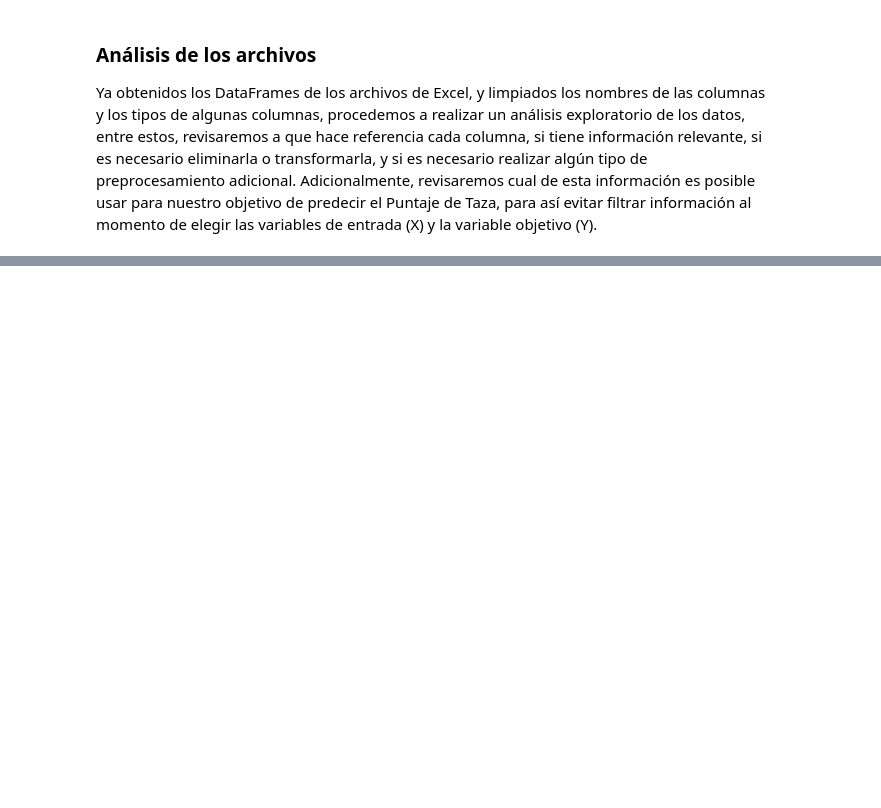
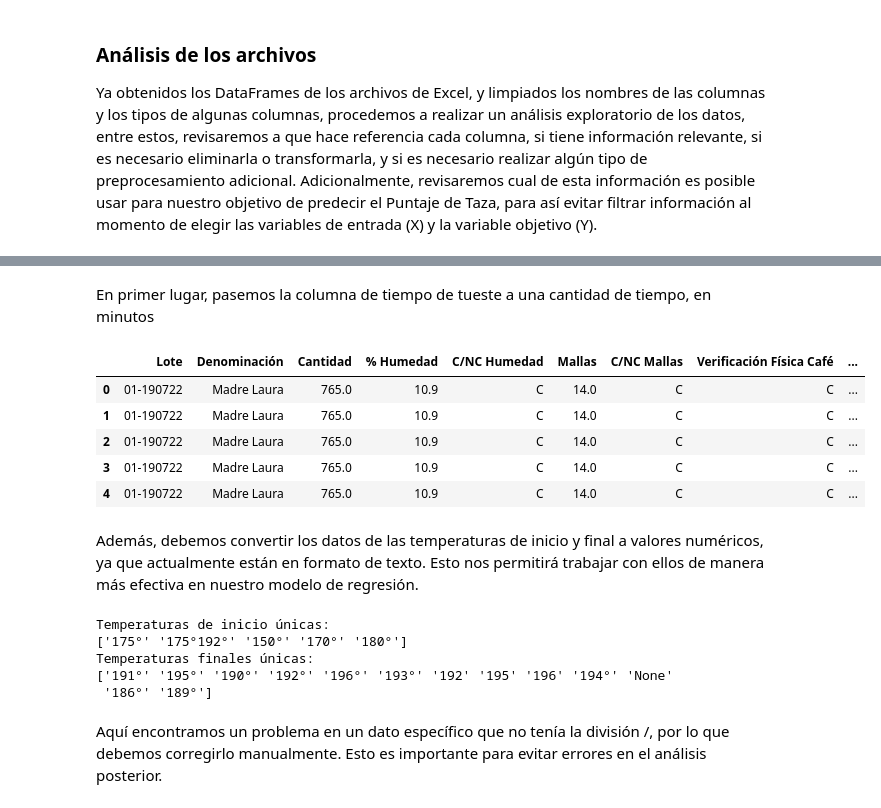
Before and after one commit to leodavid0109/Aprendizaje_Automatico, a Jupyter notebook: Tarea Café/Proyecto Café.ipynb, the cells around one changed output, grey strips where cells are left out. Drawn from its saved outputs; the diff is of its cells as text; code cells hidden in the pictures; blank space fills up the shorter version.

```diff
--- a/Tarea Café/Proyecto Café.ipynb
+++ b/Tarea Café/Proyecto Café.ipynb
@@ -190,0 +394,33 @@ Ya obtenidos los DataFrames de los archivos de Excel, y limpiados los nombres de
+# %% [markdown]
+En primer lugar, pasemos la columna de tiempo de tueste a una cantidad de tiempo, en minutos
+# %%
+data_consolidado['Tiempo de tueste'] = pd.to_timedelta(data_consolidado['Tiempo de tueste'])
+data_consolidado['Tiempo de tueste (min)'] = data_consolidado['Tiempo de tueste'].dt.total_seconds() / 60
+data_consolidado = data_consolidado.drop(columns='Tiempo de tueste')
+
+data_consolidado.head()
+# %% [output]
+|  | Lote | Denominación | Cantidad | % Humedad | C/NC Humedad | Mallas | C/NC Mallas | Verificación Física Café | ... |
+| 0 | 01-190722 | Madre Laura | 765.0 | 10.9 | C | 14.0 | C | C | ... |
+| 1 | 01-190722 | Madre Laura | 765.0 | 10.9 | C | 14.0 | C | C | ... |
+| 2 | 01-190722 | Madre Laura | 765.0 | 10.9 | C | 14.0 | C | C | ... |
+| 3 | 01-190722 | Madre Laura | 765.0 | 10.9 | C | 14.0 | C | C | ... |
+| 4 | 01-190722 | Madre Laura | 765.0 | 10.9 | C | 14.0 | C | C | ... |
+# %% [markdown]
+Además, debemos convertir los datos de las temperaturas de inicio y final a valores numéricos, ya que actualmente están en formato de texto. Esto nos permitirá trabajar con ellos de manera más efectiva en nuestro modelo de regresión.
+# %%
+# Impresión de distintas temperaturas de inicio y final
+temperaturas_inicio = data_consolidado['Temp. De inicio'].unique()
+temperaturas_final = data_consolidado['Temp. Final'].unique()
+print("Temperaturas de inicio únicas:")
+print(temperaturas_inicio)
+print("Temperaturas finales únicas:")
+print(temperaturas_final)
+# %% [output]
+Temperaturas de inicio únicas:
+['175°' '175°192°' '150°' '170°' '180°']
+Temperaturas finales únicas:
+['191°' '195°' '190°' '192°' '196°' '193°' '192' '195' '196' '194°' 'None'
+ '186°' '189°']
+# %% [markdown]
+Aquí encontramos un problema en un dato específico que no tenía la división /, por lo que debemos corregirlo manualmente. Esto es importante para evitar errores en el análisis posterior.
```
Also changed, not shown: parts of 33 cells of this notebook.
